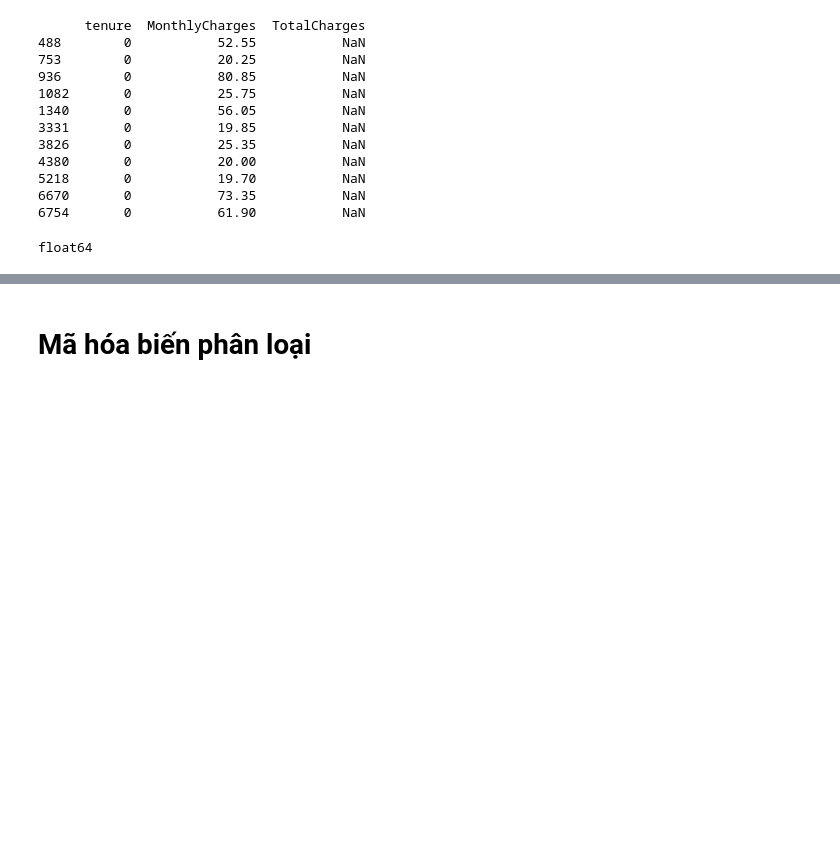
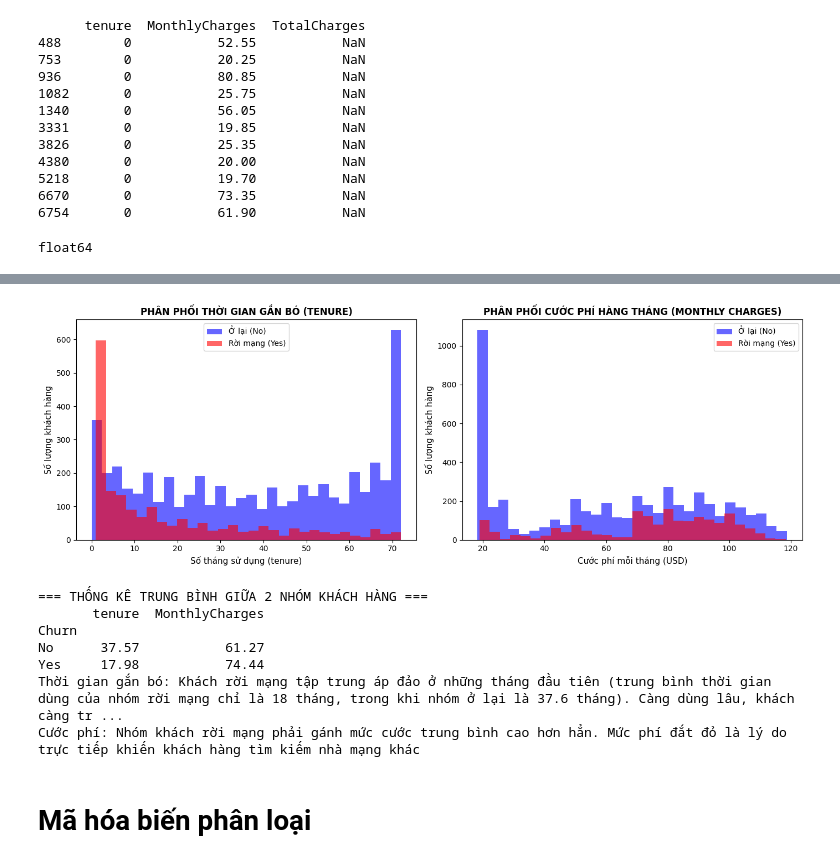
Before and after one commit to TranDuyAnhDEDA/KhaiPhaDuLieu, a Jupyter notebook: EDA.ipynb, the cells around one changed output, grey strips where cells are left out. Saved outputs shown, nothing was run; the diff lists cells and outputs as text; code cells hidden in the pictures; blank space fills up the shorter version.

```diff
--- a/EDA.ipynb
+++ b/EDA.ipynb
@@ -61,3 +124,39 @@ float64
+# %%
+fig, axes = plt.subplots(1, 2, figsize=(14, 5))
+
+# 1. Phân phối thời gian gắn bó (tenure) giữa 2 nhóm
+df_eda[df_eda['Churn'] == 'No']['tenure'].plot(kind='hist', bins=30, alpha=0.6, color='blue', ax=axes[0], label='Ở lại (No)')
+df_eda[df_eda['Churn'] == 'Yes']['tenure'].plot(kind='hist', bins=30, alpha=0.6, color='red', ax=axes[0], label='Rời mạng (Yes)')
+axes[0].set_title('PHÂN PHỐI THỜI GIAN GẮN BÓ (TENURE)', fontsize=12, fontweight='bold')
+axes[0].set_xlabel('Số tháng sử dụng (tenure)', fontsize=11)
+axes[0].set_ylabel('Số lượng khách hàng', fontsize=11)
+axes[0].legend()
+
+# 2. Phân phối mức cước hàng tháng (MonthlyCharges) giữa 2 nhóm
+df_eda[df_eda['Churn'] == 'No']['MonthlyCharges'].plot(kind='hist', bins=30, alpha=0.6, color='blue', ax=axes[1], label='Ở lại (No)')
+df_eda[df_eda['Churn'] == 'Yes']['MonthlyCharges'].plot(kind='hist', bins=30, alpha=0.6, color='red', ax=axes[1], label='Rời mạng (Yes)')
+axes[1].set_title('PHÂN PHỐI CƯỚC PHÍ HÀNG THÁNG (MONTHLY CHARGES)', fontsize=12, fontweight='bold')
+axes[1].set_xlabel('Cước phí mỗi tháng (USD)', fontsize=11)
+axes[1].set_ylabel('Số lượng khách hàng', fontsize=11)
+axes[1].legend()
+
+plt.tight_layout()
+plt.show()
+
+# In thống kê trung bình
+print("=== THỐNG KÊ TRUNG BÌNH GIỮA 2 NHÓM KHÁCH HÀNG ===")
+print(df_eda.groupby('Churn')[['tenure', 'MonthlyCharges']].mean().round(2))
+print("Thời gian gắn bó: Khách rời mạng tập trung áp đảo ở những tháng đầu tiên (trung bình thời gian dùng của nhóm rời mạng chỉ là 18 tháng, trong khi nhóm ở lại là 37.6 tháng). Càng dùng lâu, khách càng trung thành.")
+print("Cước phí: Nhóm khách rời mạng phải gánh mức cước trung bình cao hơn hẳn. Mức phí đắt đỏ là lý do trực tiếp khiến khách hàng tìm kiếm nhà mạng khác")
+# %% [output]
+[figure, added]
+=== THỐNG KÊ TRUNG BÌNH GIỮA 2 NHÓM KHÁCH HÀNG ===
+       tenure  MonthlyCharges
+Churn
+No      37.57           61.27
+Yes     17.98           74.44
+Thời gian gắn bó: Khách rời mạng tập trung áp đảo ở những tháng đầu tiên (trung bình thời gian dùng của nhóm rời mạng chỉ là 18 tháng, trong khi nhóm ở lại là 37.6 tháng). Càng dùng lâu, khách càng tr ...
+Cước phí: Nhóm khách rời mạng phải gánh mức cước trung bình cao hơn hẳn. Mức phí đắt đỏ là lý do trực tiếp khiến khách hàng tìm kiếm nhà mạng khác
 # %% [markdown]
 # Mã hóa biến phân loại
 # %%
```
Also changed, not shown: parts of 4 cells of this notebook.
